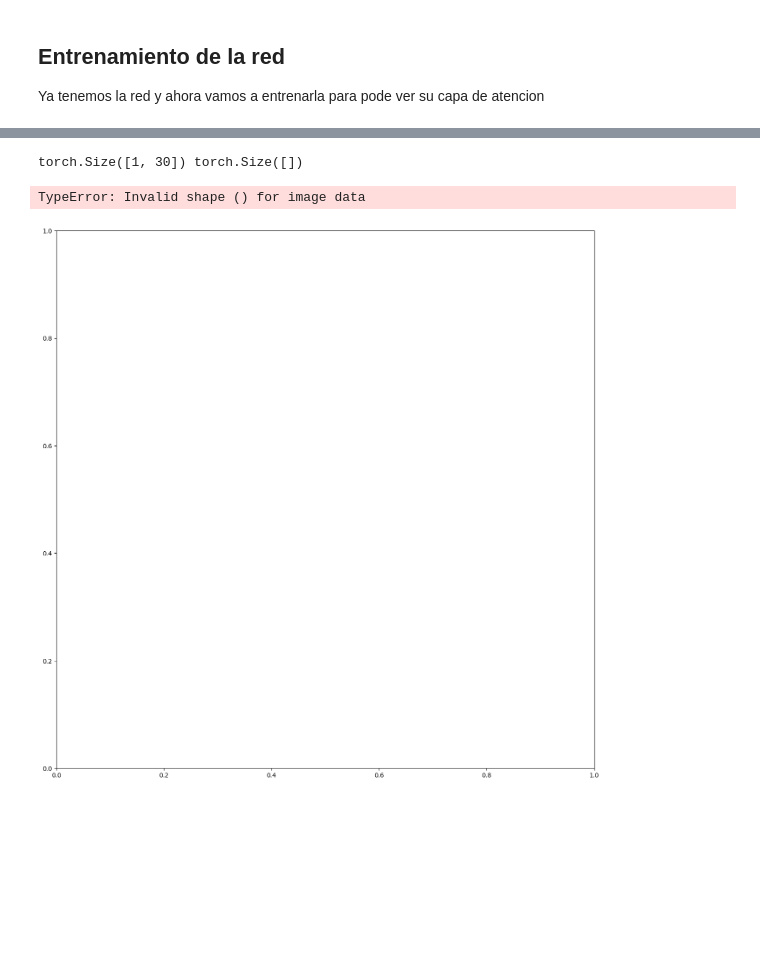
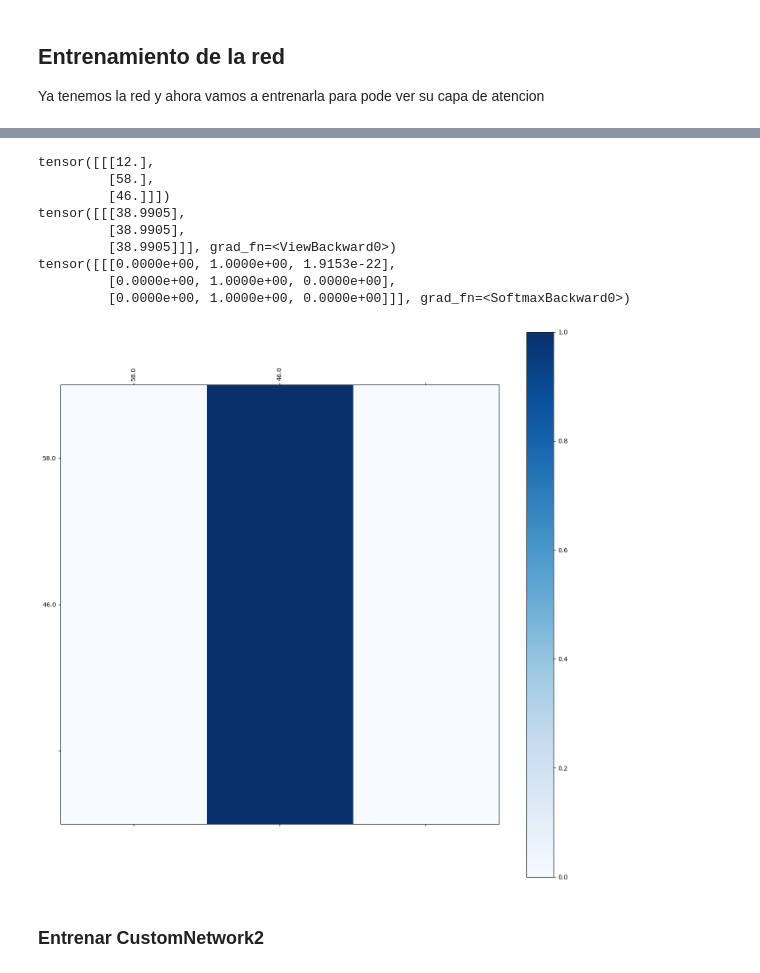
Before and after one commit to ArturoSirvent/TFM, a Jupyter notebook: 0-Pruebas_Iniciales/notebooks/pruebas_attention.ipynb, the cells around one changed output, grey strips where cells are left out. Cells and saved outputs as stored; diff of their text form; code cells hidden in the pictures; blank space fills up the shorter version.

```diff
--- a/0-Pruebas_Iniciales/notebooks/pruebas_attention.ipynb
+++ b/0-Pruebas_Iniciales/notebooks/pruebas_attention.ipynb
@@ -63,7 +61,7 @@ Attention
 #los vectores Q, K y V son creados por combinacion lineal de un imput, por ejemplo
 #tenemos las matrics M_Q, M_K y M_V, que tendran dimension (d_input x d_k) y calculamos los vectores resultantes asi input x M_Q = Q
 d_input=1 # esta es la dimension de los tokens (puede ser una palabra enmbebida en un espacion de 512 dims, o puede ser una variable o un vector de 3 variables etc.), no la cantidad de tokens
-d_k=5 # espacio al que llevamos ese vector o valor del token inicial
+d_k=2 # espacio al que llevamos ese vector o valor del token inicial
 
 vector_input=torch.tensor([1,4,2,1,5,13,3],dtype=torch.float32).unsqueeze(1) #este es el vector de tokens embebidos o variables. La primera dimension recorre las posiciones se la sentencia input
 print(vector_input)
@@ -142,7 +386,7 @@ class CustomNetwork(nn.Module):
 # Parámetros
 d_input = 1
 len_seq=30
-d_k = 64
+d_k = 2
 batch_size=5
 
 # Crear datos de entrada en batch
@@ -152,7 +396,7 @@ vector_input = torch.randn(batch_size,len_seq,1)
 model = CustomNetwork(d_input, d_k)
 
 # Pasar los datos en batch a través de la red
-output, attention = model(vector_input)
+output, attention = model(vector_input,return_attention=True)
 
 # Verificar las dimensiones de la salida y la atención
 print("Output batch shape:", output.shape)
@@ -283,22 +525,31 @@ ValueError: At least one stride in the given numpy array is negative, and tensor
 #x_train=np.expand_dims(x_train,-1)
 
 #probamos con los datos2
-num_samples=8000
-len_seq=30
-x_train=np.random.randint(0,100,(8000,len_seq))
+
+num_samples=1000
+input_dim=1
+len_seq=3
+x_train=np.random.randint(0,100,(num_samples,len_seq))
 y_train=x_train[:,::-1].copy()
-print(x_train.shape,y_train.shape)
+
+x_train,y_train=np.expand_dims(x_train,-1),np.expand_dims(y_train,-1)
 
 x_train,y_train=torch.from_numpy(x_train).float() ,torch.from_numpy(y_train).float()
 
+
 #instanciamos el modelo
-d_k=40
-#model = CustomNetwork(len_seq, d_k,len_seq)
+d_k=15
+gc.collect()
+try:
+    del model
+except:
+    pass
+model = CustomNetwork(input_dim, d_k,input_dim)
 
 #creamos la funcion perdida y el optimizador
 loss_criterion=nn.MSELoss()
-optimizer=optim.Adam(model.parameters(),lr=0.0001)
-scheduler = ExponentialLR(optimizer, 0.95)
+optimizer=optim.Adam(model.parameters(),lr=0.01)
+#scheduler = ExponentialLR(optimizer, 0.95)
 
 
 #creamos los datasets y los dataloaders
@@ -307,13 +558,13 @@ val_size = num_samples - train_size
 train_dataset, val_dataset = random_split(TensorDataset(x_train,y_train), [train_size, val_size])
 
 # Crear DataLoaders para entrenamiento y validación
-batch_size=32
+batch_size=64
 train_dataloader = DataLoader(train_dataset, batch_size=batch_size, shuffle=True)
 val_dataloader = DataLoader(val_dataset, batch_size=batch_size, shuffle=False)
+epocas=200
 
 
 #hacemos un bucle para entrenamiento
-epocas=200
 for epoca in range(epocas):
     #establecemos el modelo en modo entrenamiento
     model.train()
@@ -338,7 +589,6 @@ for epoca in range(epocas):
         loss.backward()
         #y modificamos los pesos
         optimizer.step()
-        scheduler.step()
 
     train_loss /= len(train_dataloader)
     print(f"Epoch {epoca + 1}/{epocas}, Train Loss: {train_loss:.4f}")
@@ -390,18 +640,25 @@ def plot_attention_heatmap(attention_matrix, labels):
 
     # Agregar una barra de colores
     cbar = fig.colorbar(cax)
-# %%
-x_test=np.random.randint(0,100,(1,30))
-y_test=x_test[:,::-1].copy()
-
-x_test,y_test=torch.from_numpy(x_test).float() ,torch.from_numpy(y_test).float()
-
-output,attention=model(x_test,return_attention=True)
-print(output.shape,attention.detach().squeeze().shape)
-# %% [output]
-torch.Size([1, 30]) torch.Size([])
+# %%
+x=torch.randint(0,100,(1,len_seq,1)).float()
+print(x)
+y,att=model(x,return_attention=True)
+print(y)
+print(att)
+# %% [output]
+tensor([[[12.],
+         [58.],
+         [46.]]])
+tensor([[[38.9905],
+         [38.9905],
+         [38.9905]]], grad_fn=<ViewBackward0>)
+tensor([[[0.0000e+00, 1.0000e+00, 1.9153e-22],
+         [0.0000e+00, 1.0000e+00, 0.0000e+00],
+         [0.0000e+00, 1.0000e+00, 0.0000e+00]]], grad_fn=<SoftmaxBackward0>)
 # %%
-plot_attention_heatmap(attention.detach().squeeze().numpy(),x_test.detach().squeeze().numpy())
+plot_attention_heatmap(att.detach().squeeze().numpy(),x.detach().squeeze().numpy())
 # %% [output]
-TypeError: Invalid shape () for image data
-[figure, old version]
+[figure, new version]
+# %% [markdown]
+### Entrenar CustomNetwork2
```
Also changed, not shown: parts of 32 cells of this notebook.
